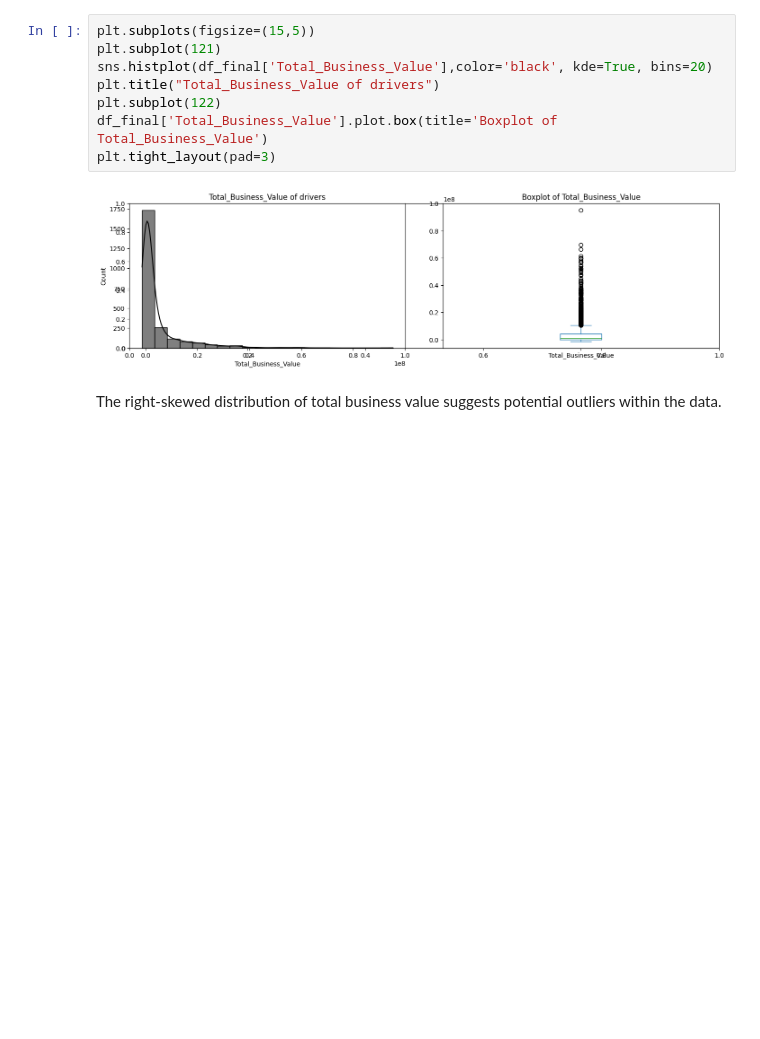
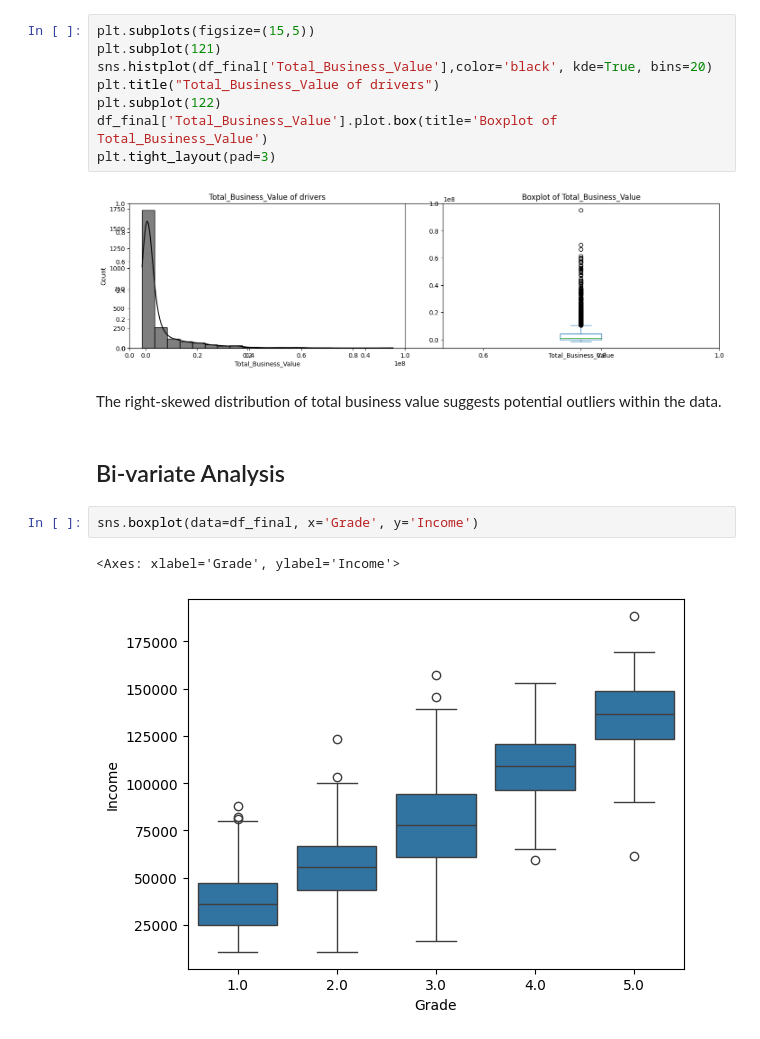
Before and after one commit to mayankbrn/9.10_Driver_churn_ensemble_learning, a Jupyter notebook: 10_Driver_churn_ensemble_learning.ipynb, the cells around one changed output. Drawn from its saved outputs; the diff is of its cells as text; blank space fills up the shorter version.

Commit message:
Added bi-variate analysis

```diff
--- a/10_Driver_churn_ensemble_learning.ipynb
+++ b/10_Driver_churn_ensemble_learning.ipynb
@@ -856,3 +856,10 @@ plt.tight_layout(pad=3)
 [figure]
 # %% [markdown]
 The right-skewed distribution of total business value suggests potential outliers within the data.
+# %% [markdown]
+## Bi-variate Analysis
+# %%
+sns.boxplot(data=df_final, x='Grade', y='Income')
+# %% [output]
+<Axes: xlabel='Grade', ylabel='Income'>
+[figure, added]
```
Also changed, not shown: parts of 8 cells of this notebook.
